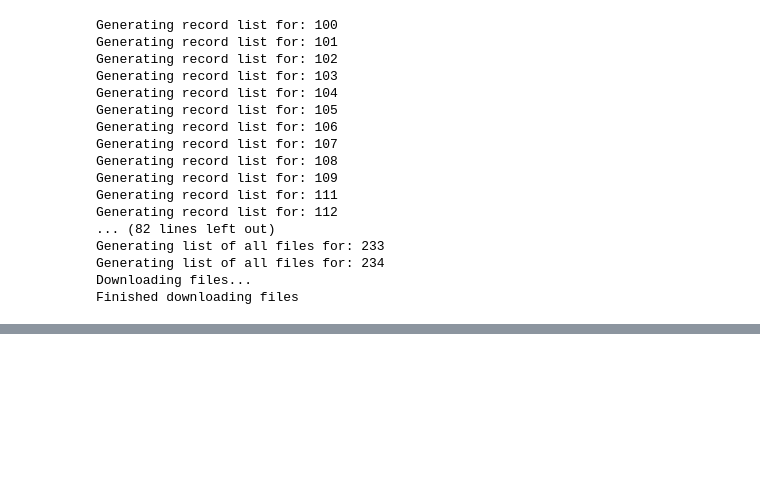
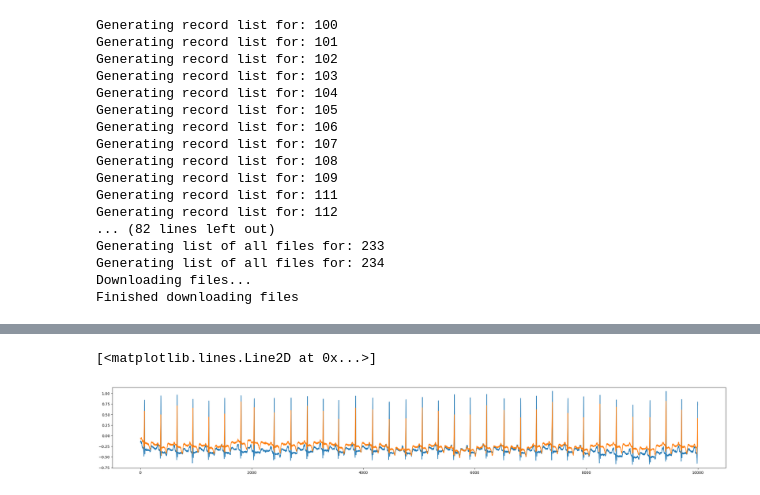
Before and after one commit to sjjtu/MAthesis, a Jupyter notebook: code/explore_mitbih.ipynb, the cells around one changed output, grey strips where cells are left out. Saved outputs shown, nothing was run; the diff lists cells and outputs as text; code cells hidden in the pictures; blank space fills up the shorter version.

```diff
--- a/code/explore_mitbih.ipynb
+++ b/code/explore_mitbih.ipynb
@@ -23,3 +24,5 @@ Generating list of all files for: 233
 Generating list of all files for: 234
 Downloading files...
 Finished downloading files
+# %%
+data = 'data/mit-bih/'
@@ -25,0 +57,3 @@ Finished downloading files
+# %%
+record = wfdb.rdrecord(data+'100',smooth_frames=True)
+record.p_signal
@@ -25,0 +68,7 @@ Finished downloading files
+# %%
+plt.figure(figsize=(30, 4))
+plt.plot(record.p_signal[:10000,0])
+plt.plot(record.p_signal[:10000,1])
+# %% [output]
+[<matplotlib.lines.Line2D at 0x...>]
+[figure, added]
```
Also changed, not shown: parts of 4 cells of this notebook, 3 other files.
